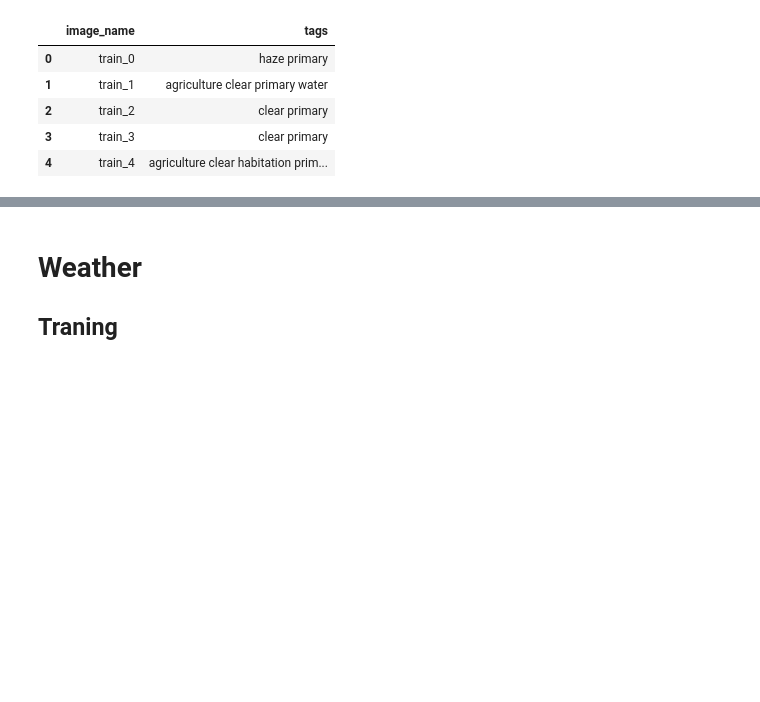
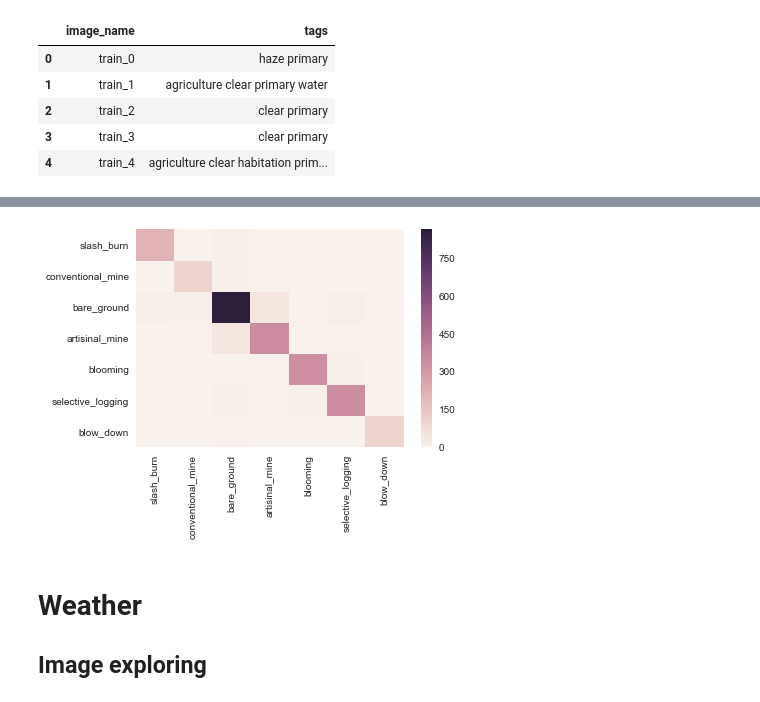
Before and after one commit to kylinorange/kaggle-planet, a Jupyter notebook: Amazon data explore.ipynb, the cells around one changed output, grey strips where cells are left out. Saved outputs shown, nothing was run; the diff lists cells and outputs as text; code cells hidden in the pictures; blank space fills up the shorter version.

```diff
--- a/Amazon data explore.ipynb
+++ b/Amazon data explore.ipynb
@@ -150,0 +178,6 @@ Found image /Users/jiayou/Documents/Kaggle Data/Amazon/train-jpg/train_10442.jpg
+# %%
+weather_labels = ['clear', 'partly_cloudy', 'haze', 'cloudy']
+land_labels = ['primary', 'agriculture', 'water', 'cultivation', 'habitation']
+rare_labels = [l for l in label_list if labels_df[label_list].sum()[l] < 2000]
+make_cooccurence_matrix(rare_labels)
+# %% [output]
@@ -151,6 +192,7 @@ Found image /Users/jiayou/Documents/Kaggle Data/Amazon/train-jpg/train_10442.jpg
+[figure, added]
 # %% [markdown]
 # Weather
-## Traning
+## Image exploring
 # %%
 load_image(sample_to_fname(sample_images(['primary', 'clear'], 1), 0))[:,:,2]
 # %% [output]
```
Also changed, not shown: parts of 14 cells of this notebook, 7 other files.
